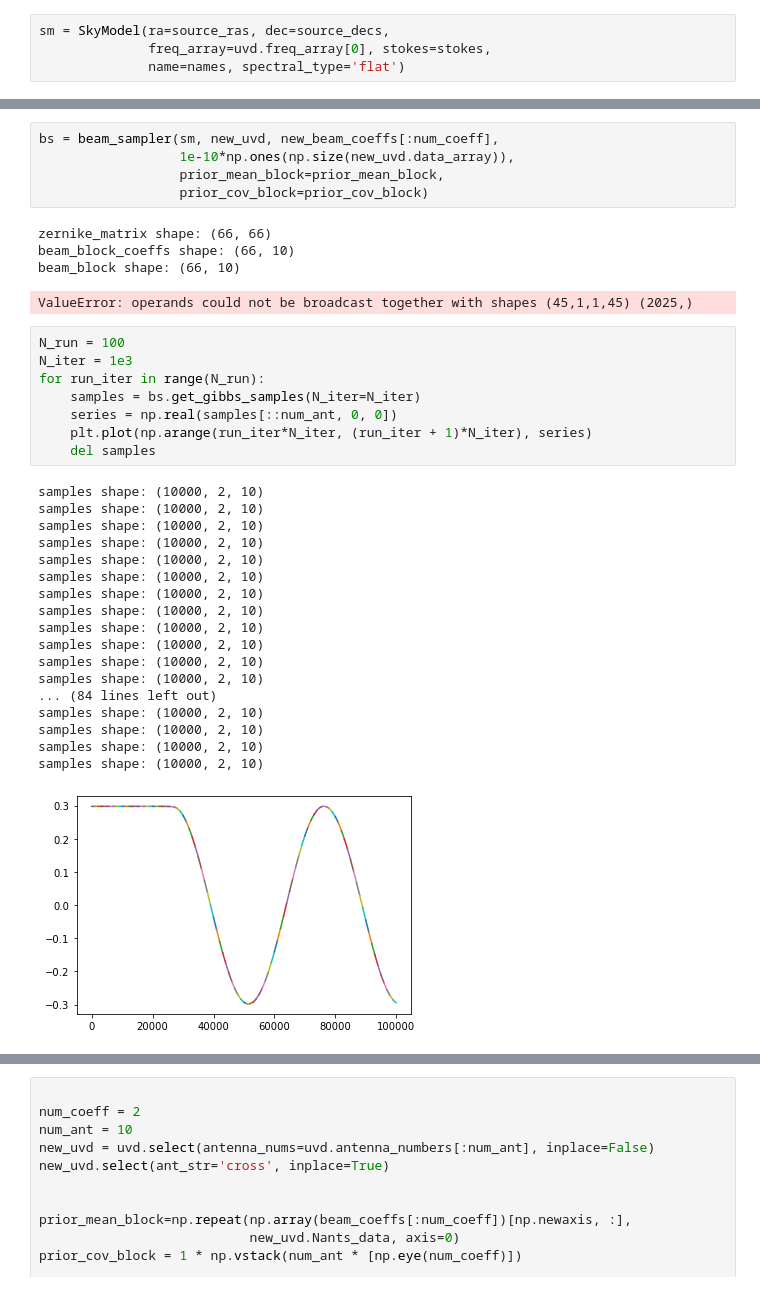
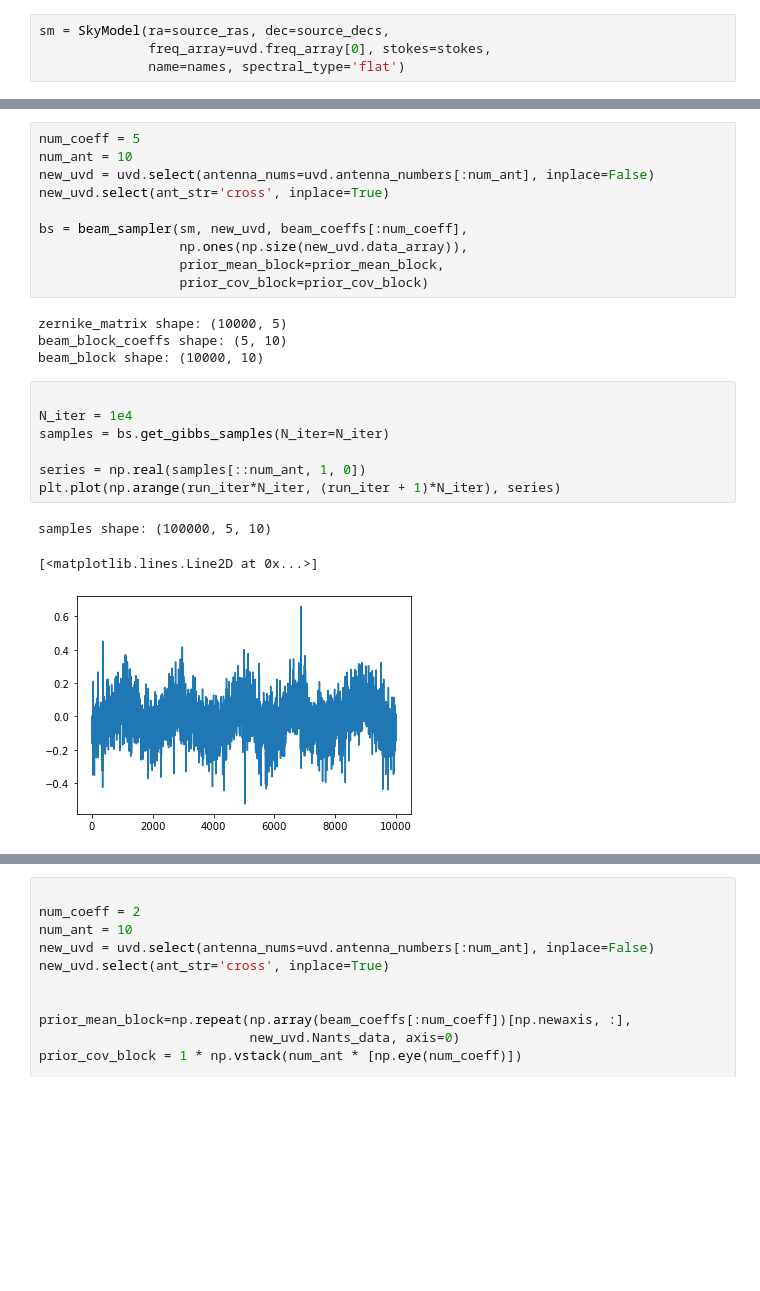
Before and after one commit to HydraRadio/VisModel, a Jupyter notebook: notebooks/beam_gibbs_sampler.ipynb, the cells around one changed output, grey strips where cells are left out. Cells and saved outputs as stored; diff of their text form; blank space fills up the shorter version.

```diff
--- a/notebooks/beam_gibbs_sampler.ipynb
+++ b/notebooks/beam_gibbs_sampler.ipynb
@@ -1059,37 +1123,25 @@ print(new_beam_coeffs)
 # %%
-bs = beam_sampler(sm, new_uvd, new_beam_coeffs[:num_coeff],
-                  1e-10*np.ones(np.size(new_uvd.data_array)),
+num_coeff = 5
+num_ant = 10
+new_uvd = uvd.select(antenna_nums=uvd.antenna_numbers[:num_ant], inplace=False)
+new_uvd.select(ant_str='cross', inplace=True)
+
+bs = beam_sampler(sm, new_uvd, beam_coeffs[:num_coeff],
+                  np.ones(np.size(new_uvd.data_array)),
                   prior_mean_block=prior_mean_block,
                   prior_cov_block=prior_cov_block)
 # %% [output]
-zernike_matrix shape: (66, 66)
-beam_block_coeffs shape: (66, 10)
-beam_block shape: (66, 10)
+zernike_matrix shape: (10000, 5)
+beam_block_coeffs shape: (5, 10)
+beam_block shape: (10000, 10)
-ValueError: operands could not be broadcast together with shapes (45,1,1,45) (2025,)
 # %%
-N_run = 100
-N_iter = 1e3
-for run_iter in range(N_run):
-    samples = bs.get_gibbs_samples(N_iter=N_iter)
-    series = np.real(samples[::num_ant, 0, 0])
-    plt.plot(np.arange(run_iter*N_iter, (run_iter + 1)*N_iter), series)
-    del samples
+
+N_iter = 1e4
+samples = bs.get_gibbs_samples(N_iter=N_iter)
+
+series = np.real(samples[::num_ant, 1, 0])
+plt.plot(np.arange(run_iter*N_iter, (run_iter + 1)*N_iter), series)
 # %% [output]
-samples shape: (10000, 2, 10)
-samples shape: (10000, 2, 10)
-samples shape: (10000, 2, 10)
-samples shape: (10000, 2, 10)
-samples shape: (10000, 2, 10)
-samples shape: (10000, 2, 10)
-samples shape: (10000, 2, 10)
-samples shape: (10000, 2, 10)
-samples shape: (10000, 2, 10)
-samples shape: (10000, 2, 10)
-samples shape: (10000, 2, 10)
-samples shape: (10000, 2, 10)
-... (84 lines left out)
-samples shape: (10000, 2, 10)
-samples shape: (10000, 2, 10)
-samples shape: (10000, 2, 10)
-samples shape: (10000, 2, 10)
+samples shape: (100000, 5, 10)
+[<matplotlib.lines.Line2D at 0x...>]
-[figure, old version]
+[figure, new version]
```
Also changed, not shown: parts of 26 cells of this notebook.
